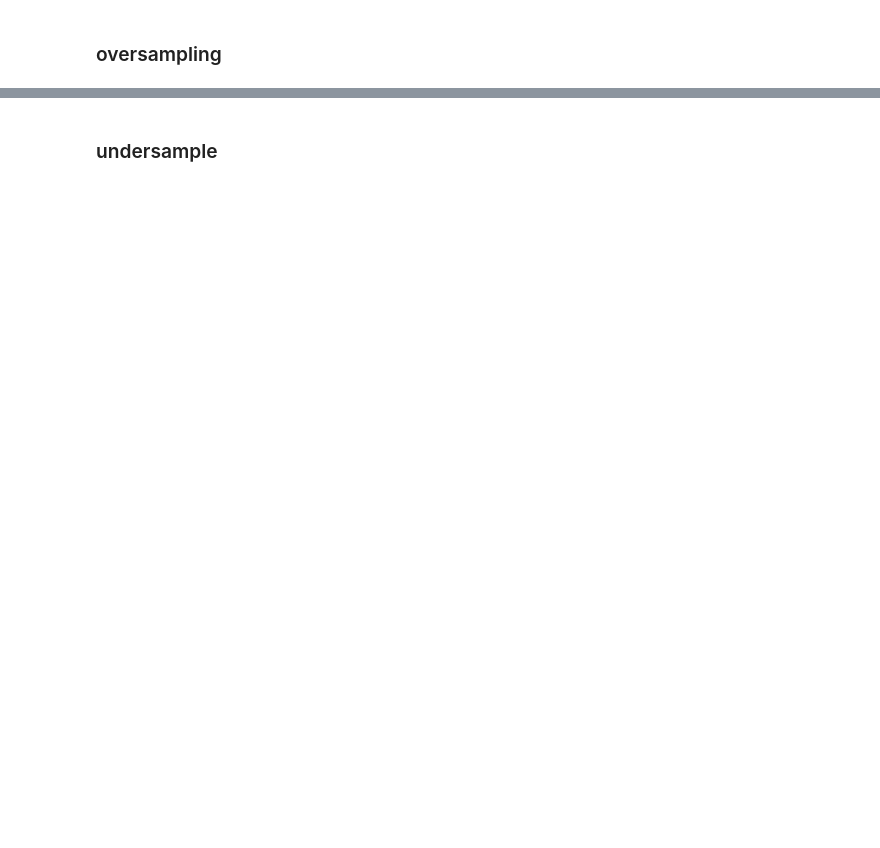
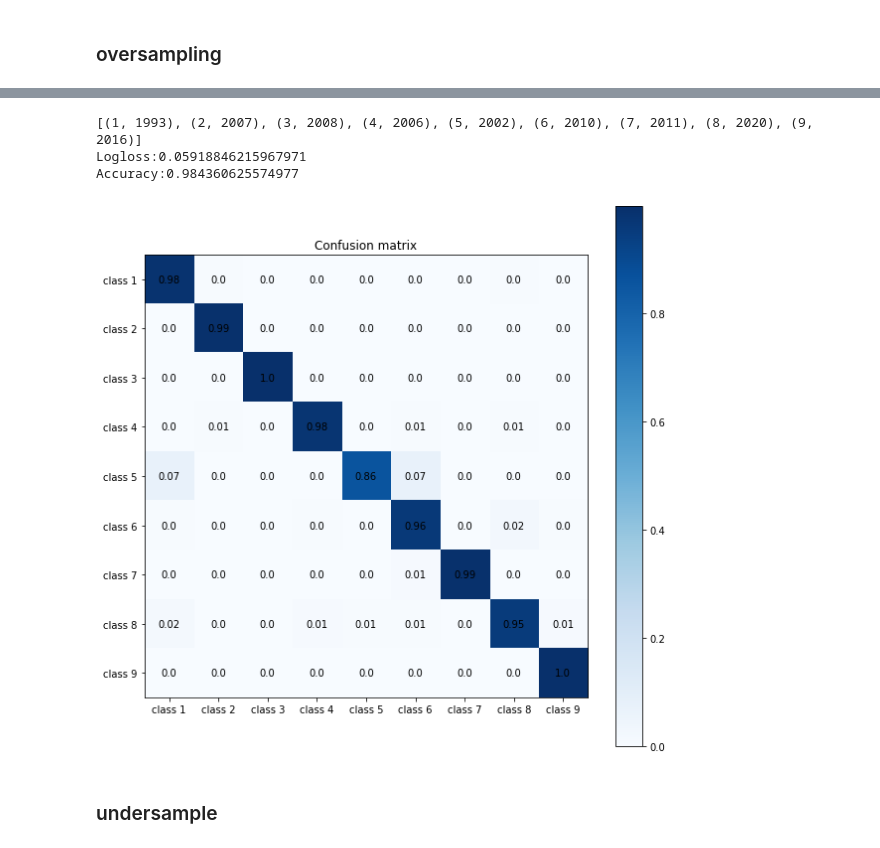
Before and after one commit to tomarga/Machine-Burning, a Jupyter notebook: model.ipynb, the cells around one changed output, grey strips where cells are left out. Cells and saved outputs as stored; diff of their text form; code cells hidden in the pictures; blank space fills up the shorter version.

```diff
--- a/model.ipynb
+++ b/model.ipynb
@@ -514,4 +437,26 @@ Accuracy:0.9874271695798835
 [figure]
+# %%
+#ADASYN+težine
+X=selected_features.iloc[:,1:110]
+X_train, X_test, y_train, y_test = train_test_split( X, features['Class'], test_size=0.3, random_state=47)
+X_train, y_train = ADASYN().fit_resample(X_train, y_train)
+print(sorted(Counter(y_train).items()))
+
+pred = xgboost_weighted(X_train, X_test, y_train)
+
+y_test = [int(x-1) for x in y_test]
+score_log = log_loss(y_test,pred[1],eps=1e-15)
+score_acc = accuracy_score(y_test, pred[0])
+
+print('Logloss:' + str(score_log))
+print('Accuracy:' + str(score_acc))
+
+make_and_plot_confusion_matrix(y_test,pred[0])
+# %% [output]
+[(1, 1993), (2, 2007), (3, 2008), (4, 2006), (5, 2002), (6, 2010), (7, 2011), (8, 2020), (9, 2016)]
+Logloss:0.05918846215967971
+Accuracy:0.984360625574977
+[figure, added]
 # %% [markdown]
 ### undersample
 # %%
```
Also changed, not shown: parts of 50 cells of this notebook.
